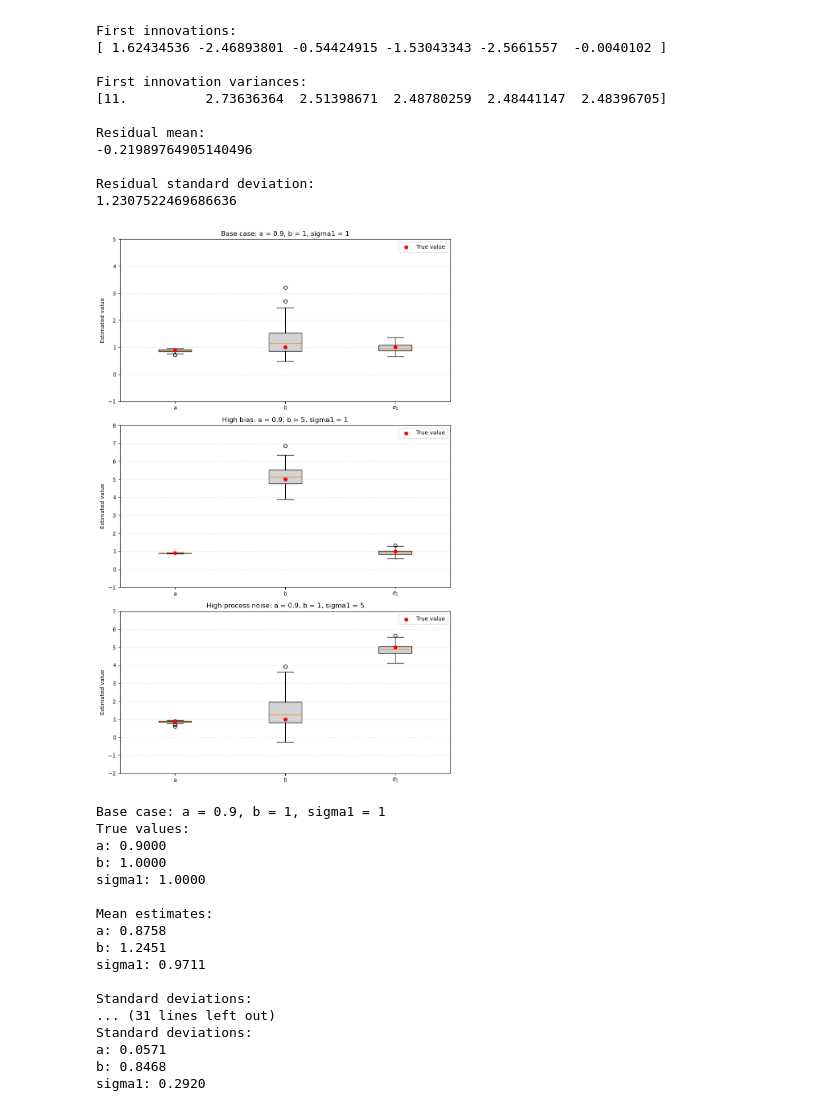
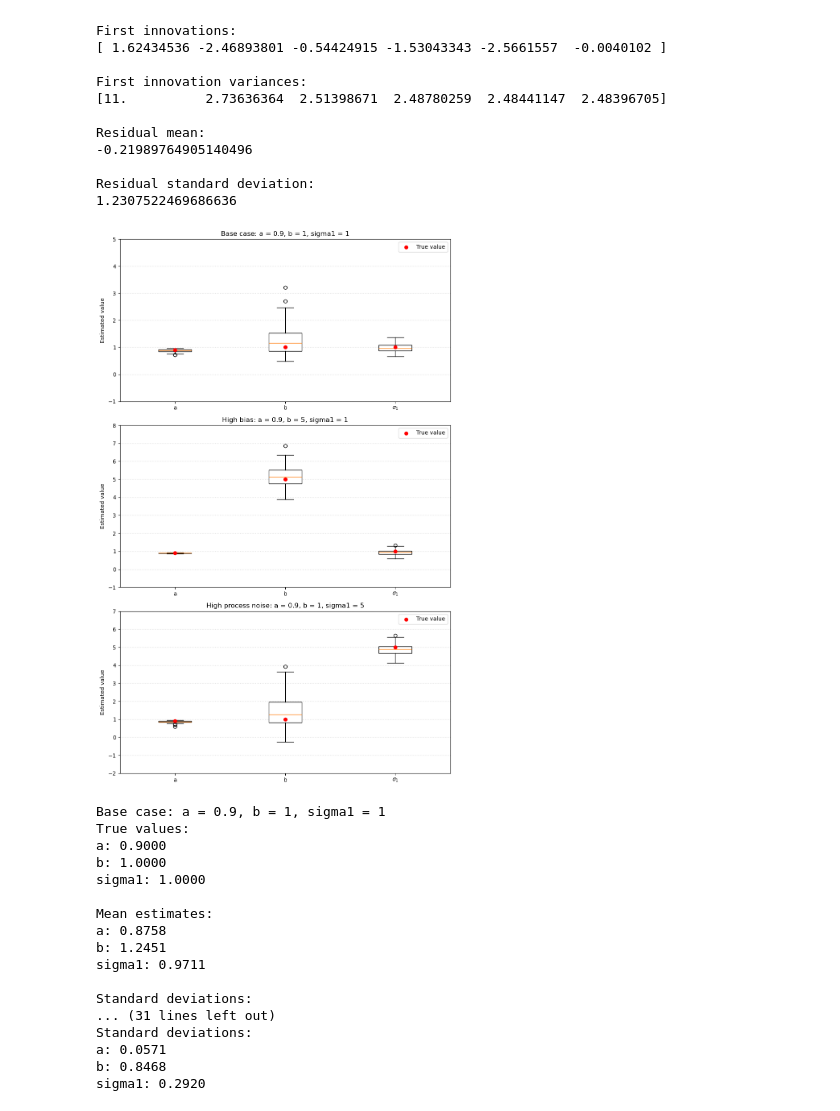
Before and after one commit to Harborg1/Time-Series-Analysis, a Jupyter notebook: Assignment 4/Assignment_4_Christian.ipynb, the cells around one changed output. Drawn from its saved outputs; the diff is of its cells as text; code cells hidden in the pictures.

```diff
--- a/Assignment 4/Assignment_4_Christian.ipynb
+++ b/Assignment 4/Assignment_4_Christian.ipynb
@@ -548,7 +548,7 @@ for i, case in enumerate(cases):
         estimates,
         tick_labels=["a", "b", r"$\sigma_1$"],
         patch_artist=True,
-        boxprops=dict(facecolor="lightgray")
+        boxprops=dict(facecolor="white")
     )
 
     ax.scatter(
@@ -570,34 +570,34 @@ plt.tight_layout()
 plt.savefig("MLE.png")
 plt.show()
 
 
 # ------------------------------------------------------------
 # Numerical summaries
 # ------------------------------------------------------------
 
 param_names = ["a", "b", "sigma1"]
 
 for i, case in enumerate(cases):
     estimates = results[i]
     p = np.array(case["params"])
 
     print("\n" + case["label"])
 
     print("True values:")
     for name, value in zip(param_names, p):
         print(f"{name}: {value:.4f}")
 
     print("\nMean estimates:")
     mean_estimates = np.mean(estimates, axis=0)
     for name, value in zip(param_names, mean_estimates):
         print(f"{name}: {value:.4f}")
 
     print("\nStandard deviations:")
     std_estimates = np.std(estimates, axis=0, ddof=1)
     for name, value in zip(param_names, std_estimates):
         print(f"{name}: {value:.4f}")
 # %% [output]
-[figure, old version]
+[figure, new version]
 Base case: a = 0.9, b = 1, sigma1 = 1
 True values:
 a: 0.9000
```
Also changed, not shown: parts of 1 cell of this notebook, 3 other files.
